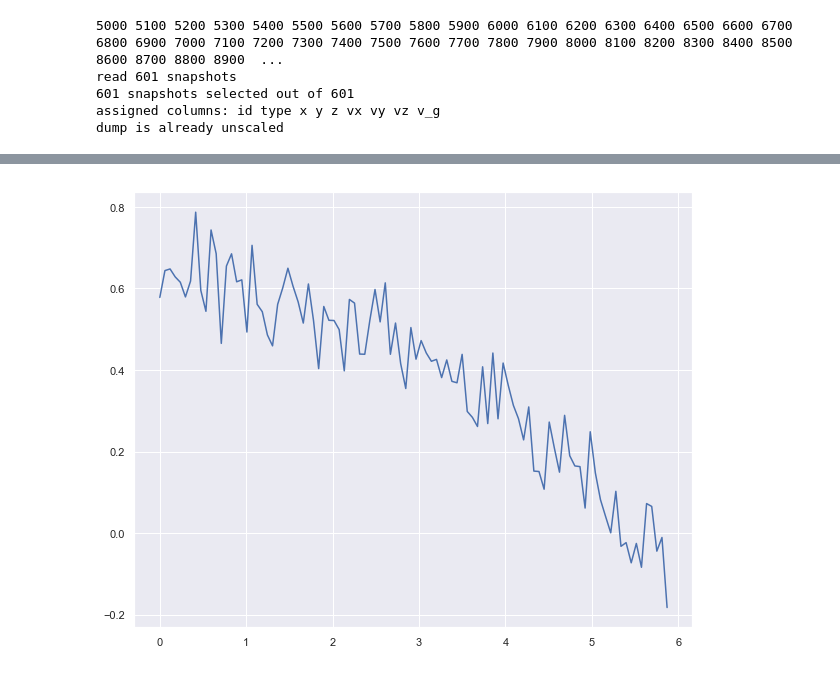
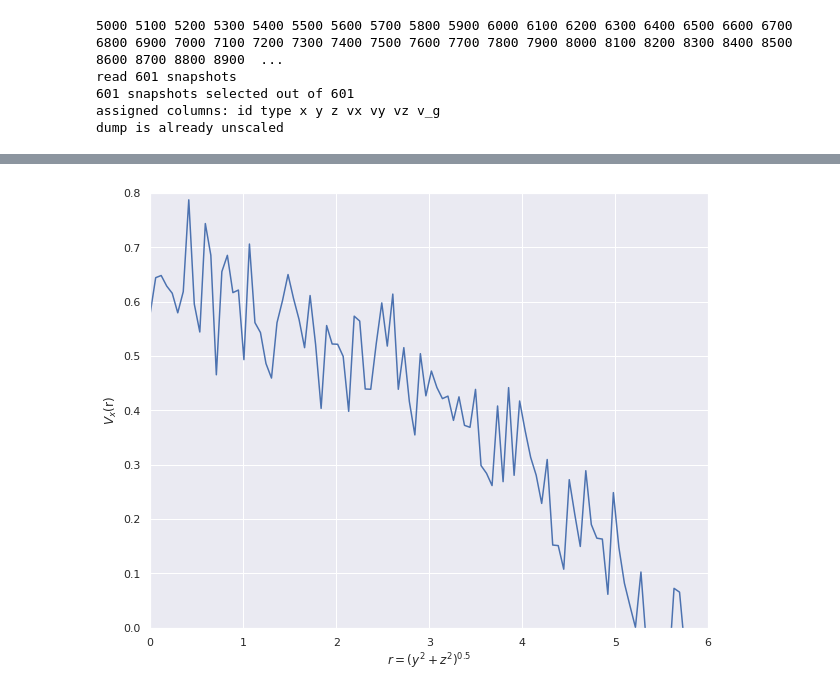
Before and after one commit to auduntre/FYS4460, a Jupyter notebook: Project2/task_h/task_h.ipynb, the cells around one changed output, grey strips where cells are left out. Cells and saved outputs as stored; diff of their text form; code cells hidden in the pictures.

```diff
--- a/Project2/task_h/task_h.ipynb
+++ b/Project2/task_h/task_h.ipynb
@@ -91,8 +91,12 @@ for ti in t:
     step_count[bin_idx[particle_idx]] += 1
 
 avg_vx = np.divide(avg_vx, step_count, out=np.zeros_like(avg_vx), where=step_count!=0)
-# %%
-plot(bin_r, avg_vx)
-show()
-# %% [output]
-[figure, removed]
+# %%
+plot(bin_r, avg_vx)
+xlabel('$r=(y^2+z^2)^{0.5}$')
+ylabel('$V_x$(r)')
+ylim(0 , 0.8)
+xlim(0 , 6)
+show()
+# %% [output]
+[figure, added]
```
Also changed, not shown: parts of 6 cells of this notebook.
